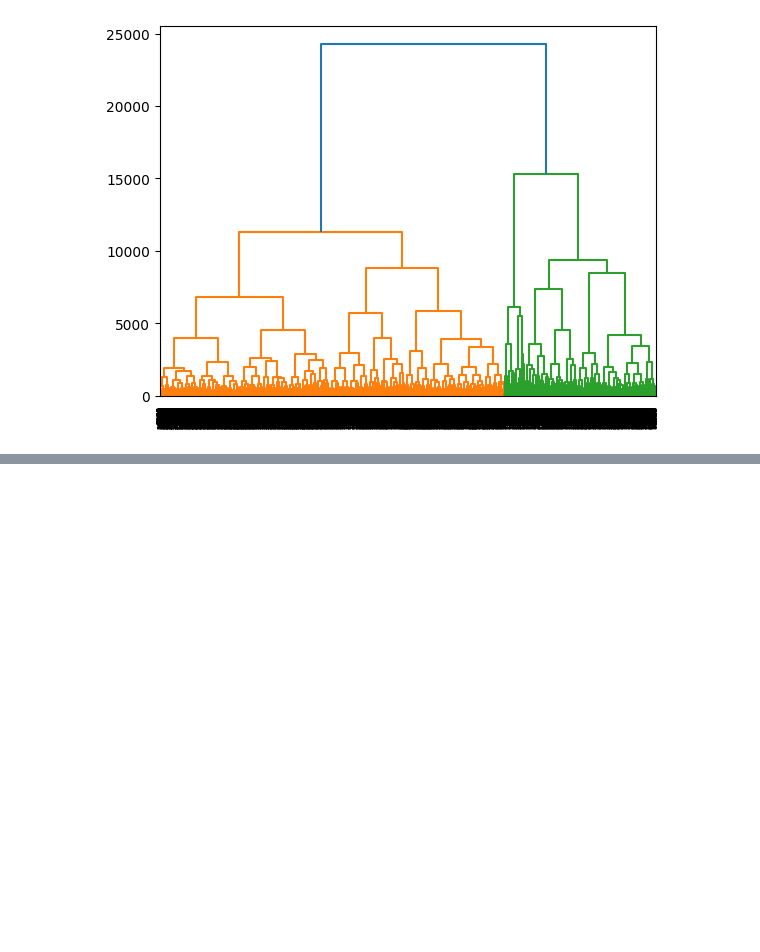
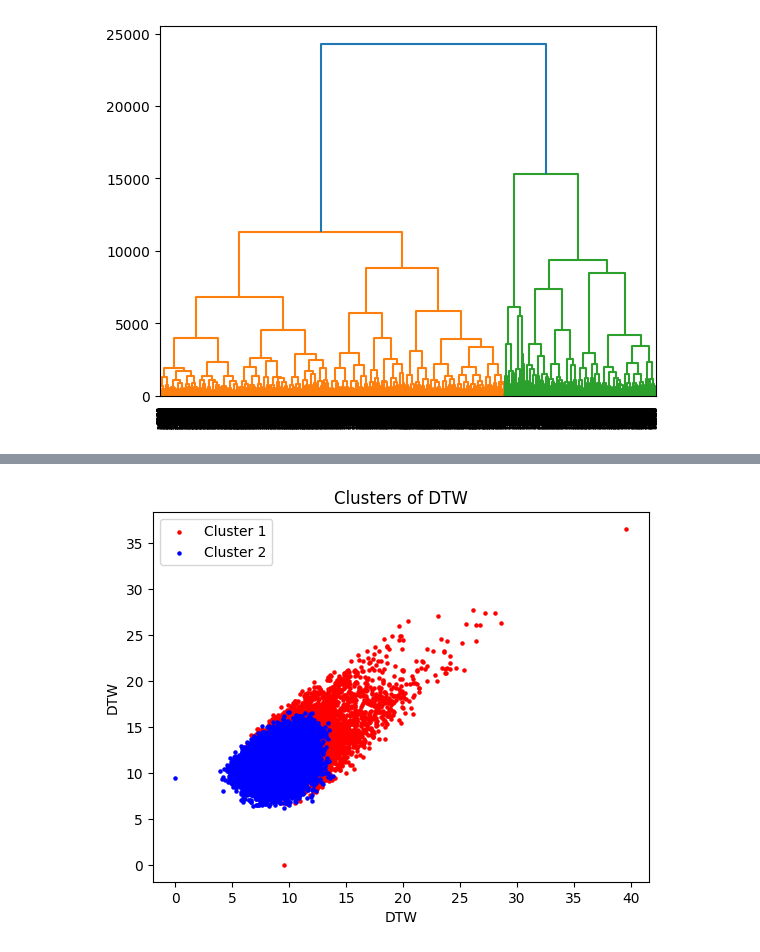
Before and after one commit to dyyjenny/Pediatric-Sepsis-Subtyping, a Jupyter notebook: muti_dtw.ipynb, the cells around one changed output, grey strips where cells are left out. Cells and saved outputs as stored; diff of their text form; code cells hidden in the pictures; blank space fills up the shorter version.

```diff
--- a/muti_dtw.ipynb
+++ b/muti_dtw.ipynb
@@ -150,0 +166,16 @@ plt.show()
+# %%
+# visualize cluster on raw dtw matrix, RERUN
+plt.scatter(mt[y_hc2 == 0, 0], mt[y_hc2 == 0, 1], s = 5, c = 'red', label = 'Cluster 1') # plotting cluster 2
+plt.scatter(mt[y_hc2 == 1, 0], mt[y_hc2 == 1, 1], s = 5, c = 'blue', label = 'Cluster 2') # plotting cluster 3
+# plot title addition
+plt.title('Clusters of DTW')
+# labelling the x-axis
+plt.xlabel('DTW')
+# label of the y-axis
+plt.ylabel('DTW')
+# printing the legend
+plt.legend()
+# show the plot
+plt.show()
+# %% [output]
+[figure, added]
```
Also changed, not shown: parts of 26 cells of this notebook, 3 other files.
